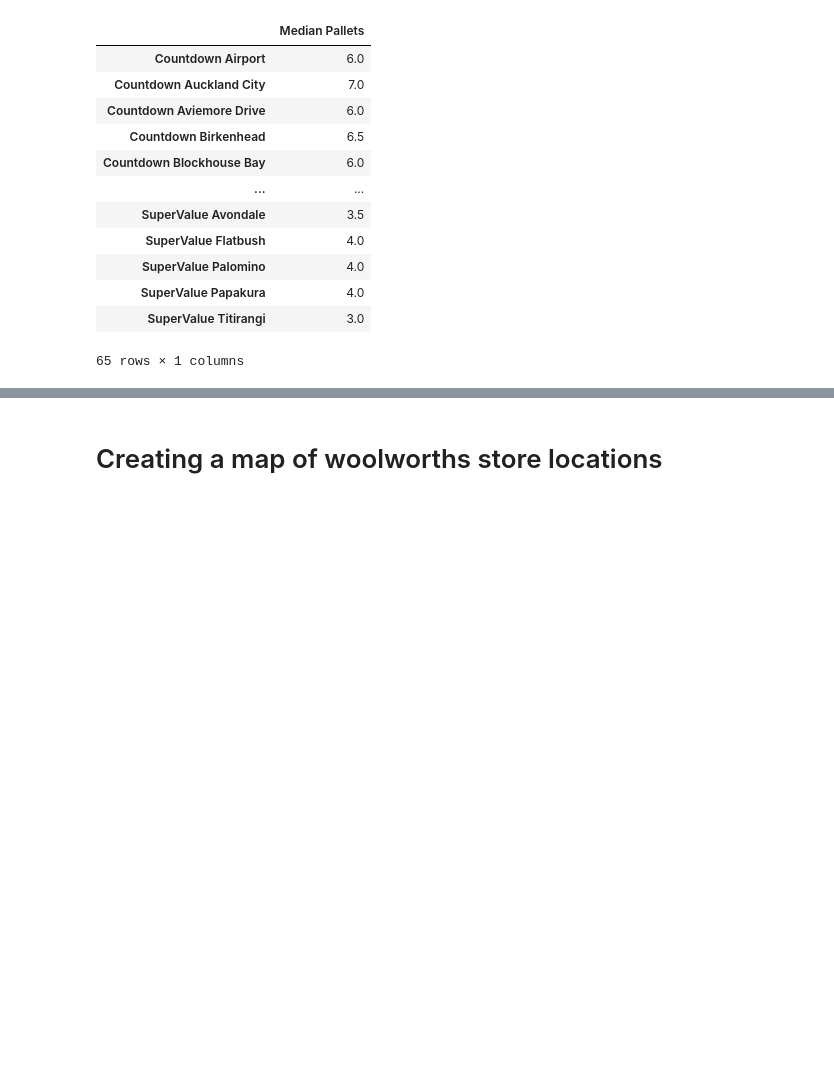
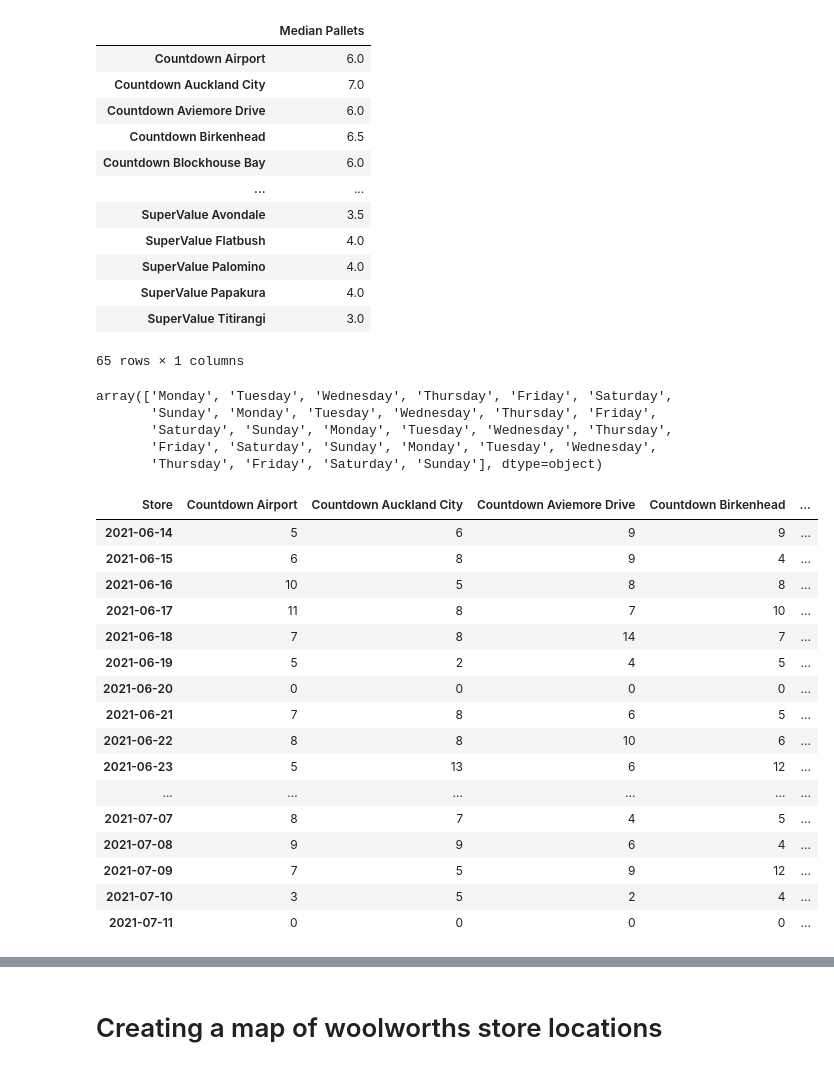
Before and after one commit to stho382/ENGSCI_Group_6_OR, a Jupyter notebook: OR_visualisations.ipynb, the cells around one changed output, grey strips where cells are left out. Drawn from its saved outputs; the diff is of its cells as text; code cells hidden in the pictures; blank space fills up the shorter version.

```diff
--- a/OR_visualisations.ipynb
+++ b/OR_visualisations.ipynb
@@ -249,3 +249,38 @@ median_df
 | SuperValue Papakura | 4.0 |
 | SuperValue Titirangi | 3.0 |
 65 rows × 1 columns
+# %%
+# Finding the median for each day
+median_days_df = demands_df.T
+# %%
+# Converting the dates from string to datetime
+weekdays = pd.Series([pd.to_datetime(date, format="%Y-%m-%d") for date in median_days_df.index.values]).dt.day_name().values
+weekdays
+# %% [output]
+array(['Monday', 'Tuesday', 'Wednesday', 'Thursday', 'Friday', 'Saturday',
+       'Sunday', 'Monday', 'Tuesday', 'Wednesday', 'Thursday', 'Friday',
+       'Saturday', 'Sunday', 'Monday', 'Tuesday', 'Wednesday', 'Thursday',
+       'Friday', 'Saturday', 'Sunday', 'Monday', 'Tuesday', 'Wednesday',
+       'Thursday', 'Friday', 'Saturday', 'Sunday'], dtype=object)
+# %%
+# Applying the dates to the dataframe
+median_days_df['Weekday'] =  weekdays
+median_days_df
+# %% [output]
+| Store | Countdown Airport | Countdown Auckland City | Countdown Aviemore Drive | Countdown Birkenhead | ... |
+| 2021-06-14 | 5 | 6 | 9 | 9 | ... |
+| 2021-06-15 | 6 | 8 | 9 | 4 | ... |
+| 2021-06-16 | 10 | 5 | 8 | 8 | ... |
+| 2021-06-17 | 11 | 8 | 7 | 10 | ... |
+| 2021-06-18 | 7 | 8 | 14 | 7 | ... |
+| 2021-06-19 | 5 | 2 | 4 | 5 | ... |
+| 2021-06-20 | 0 | 0 | 0 | 0 | ... |
+| 2021-06-21 | 7 | 8 | 6 | 5 | ... |
+| 2021-06-22 | 8 | 8 | 10 | 6 | ... |
+| 2021-06-23 | 5 | 13 | 6 | 12 | ... |
+| ... | ... | ... | ... | ... | ... |
+| 2021-07-07 | 8 | 7 | 4 | 5 | ... |
+| 2021-07-08 | 9 | 9 | 6 | 4 | ... |
+| 2021-07-09 | 7 | 5 | 9 | 12 | ... |
+| 2021-07-10 | 3 | 5 | 2 | 4 | ... |
+| 2021-07-11 | 0 | 0 | 0 | 0 | ... |
```
Also changed, not shown: parts of 2 cells of this notebook.
